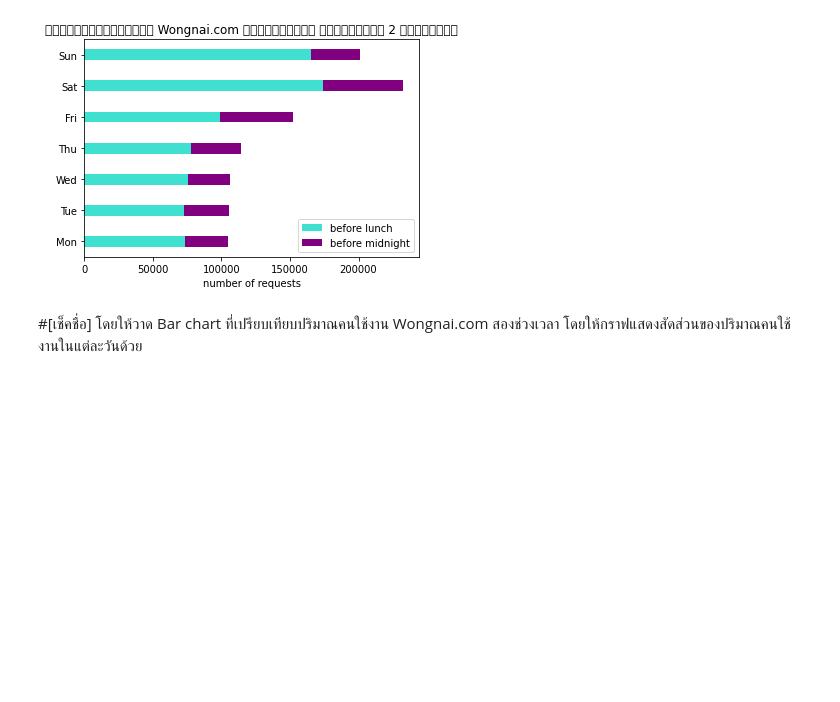
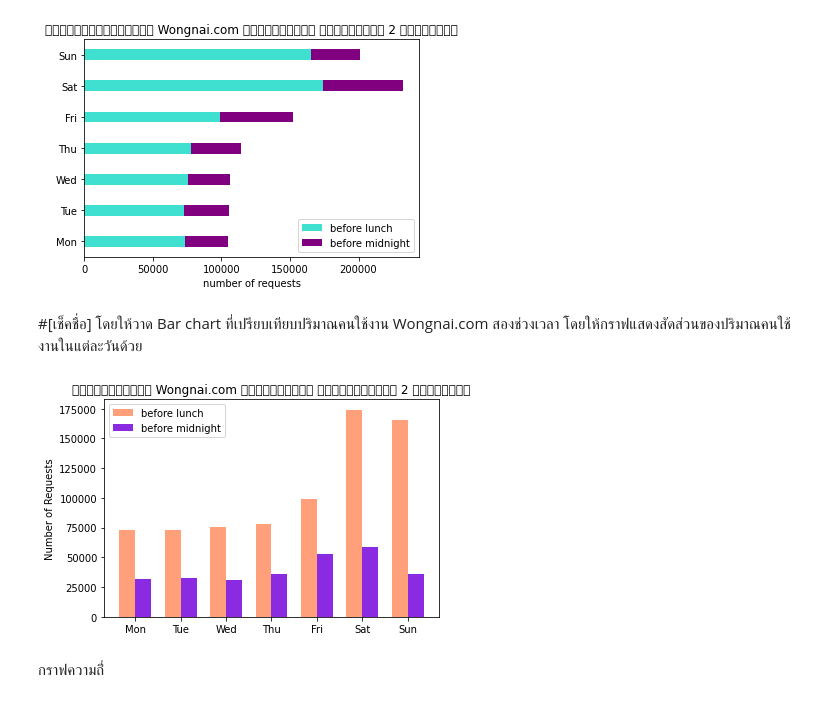
Before and after one commit to waraporn19/data_viz, a Jupyter notebook: Visualize_Data_Comparison.ipynb, the cells around one changed output. Saved outputs shown, nothing was run; the diff lists cells and outputs as text; code cells hidden in the pictures; blank space fills up the shorter version.

```diff
--- a/Visualize_Data_Comparison.ipynb
+++ b/Visualize_Data_Comparison.ipynb
@@ -146,14 +146,18 @@ plt.show()
 # %%
 x = np.arange(len(labels))  # the label locations
 width = 0.35  # the width of the bars
 
 fig, ax = plt.subplots()
-rects1 = ax.bar(x - width/2, lunch, width, label='before lunch', color='#FFA07A')
-rects2 = ax.bar(x + width/2,midnight, width, label='before midnight', color = '#8A2BE2')
+rects1 = ax.bar(x - width/2, b4lunch, width, label='before lunch', color='#FFA07A')
+rects2 = ax.bar(x + width/2,b4midnight, width, label='before midnight', color = '#8A2BE2')
 
 # Add some text for labels, title and custom x-axis tick labels, etc.
 ax.set_ylabel('Number of Requests')
 ax.set_title('ปริมาณคนใช้ Wongnai.com ในแต่ละวัน เปรียบเทียบ 2 ช่วงเวลา')
 ax.set_xticks(x)
 ax.set_xticklabels(labels)
 ax.legend();
+# %% [output]
+[figure, added]
+# %% [markdown]
+กราฟความถี่่
```
